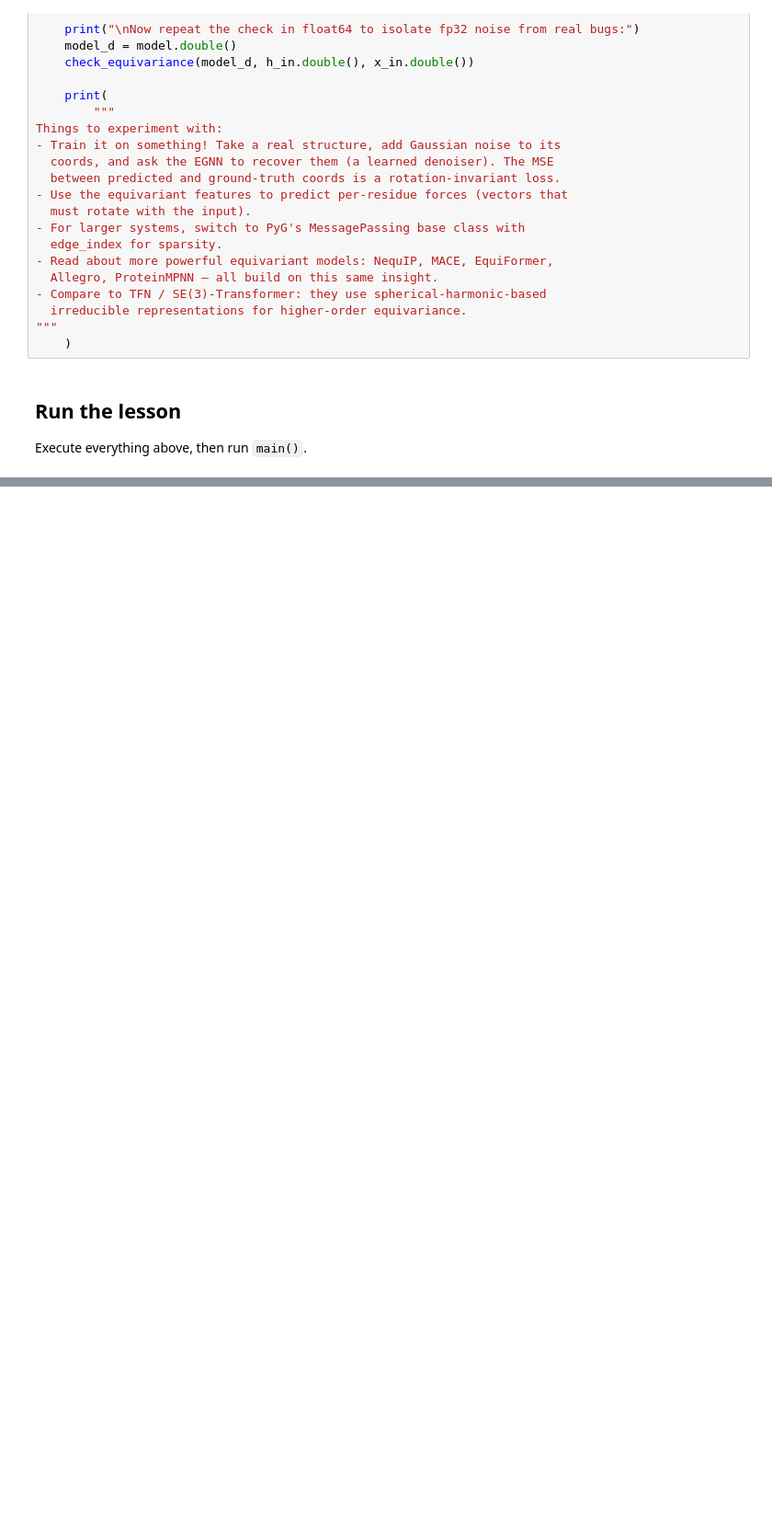
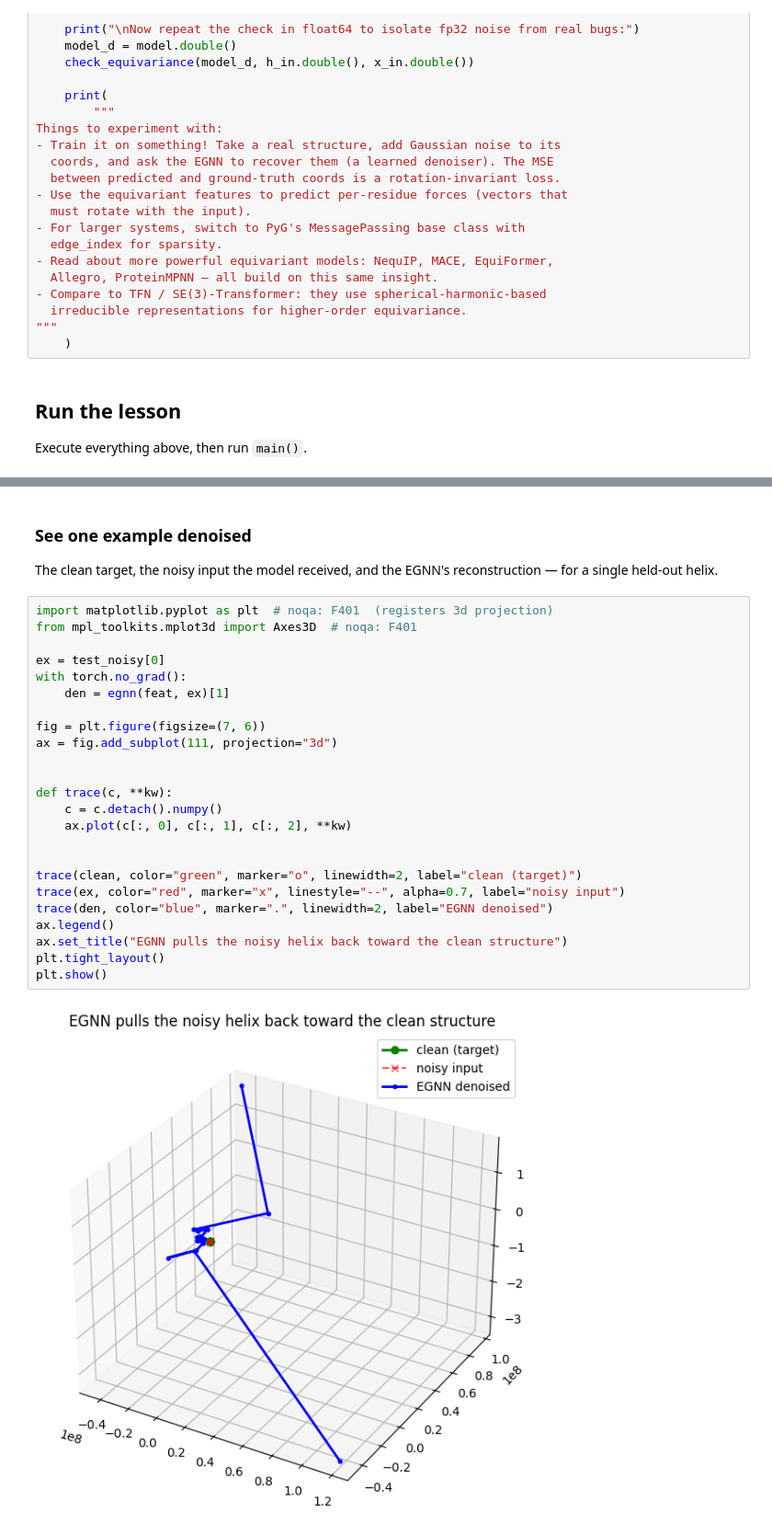
Before and after one commit to LampOfSocrates/xai-starter, a Jupyter notebook: gnn/gnn_l5_equivariant_gnn.ipynb, the cells around one changed output, grey strips where cells are left out. Shown at 92% size. Saved outputs shown, nothing was run; the diff lists cells and outputs as text; blank space fills up the shorter version.

```diff
--- a/gnn/gnn_l5_equivariant_gnn.ipynb
+++ b/gnn/gnn_l5_equivariant_gnn.ipynb
@@ -263,0 +416,30 @@ main()
+# %% [markdown]
+### See one example denoised
+
+The clean target, the noisy input the model received, and the EGNN's reconstruction — for a single held-out helix.
+# %%
+import matplotlib.pyplot as plt  # noqa: F401  (registers 3d projection)
+from mpl_toolkits.mplot3d import Axes3D  # noqa: F401
+
+ex = test_noisy[0]
+with torch.no_grad():
+    den = egnn(feat, ex)[1]
+
+fig = plt.figure(figsize=(7, 6))
+ax = fig.add_subplot(111, projection="3d")
+
+
+def trace(c, **kw):
+    c = c.detach().numpy()
+    ax.plot(c[:, 0], c[:, 1], c[:, 2], **kw)
+
+
+trace(clean, color="green", marker="o", linewidth=2, label="clean (target)")
+trace(ex, color="red", marker="x", linestyle="--", alpha=0.7, label="noisy input")
+trace(den, color="blue", marker=".", linewidth=2, label="EGNN denoised")
+ax.legend()
+ax.set_title("EGNN pulls the noisy helix back toward the clean structure")
+plt.tight_layout()
+plt.show()
+# %% [output]
+[figure, added]
```
Also changed, not shown: parts of 5 cells of this notebook, 28 other files.
